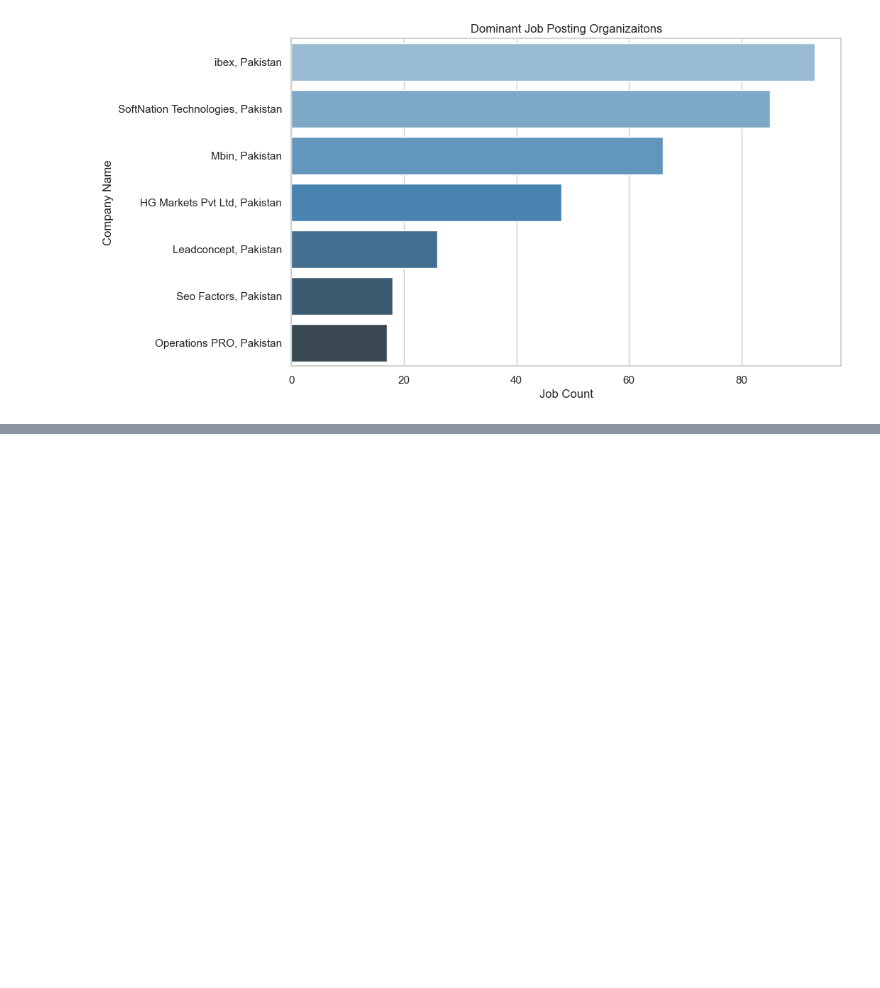
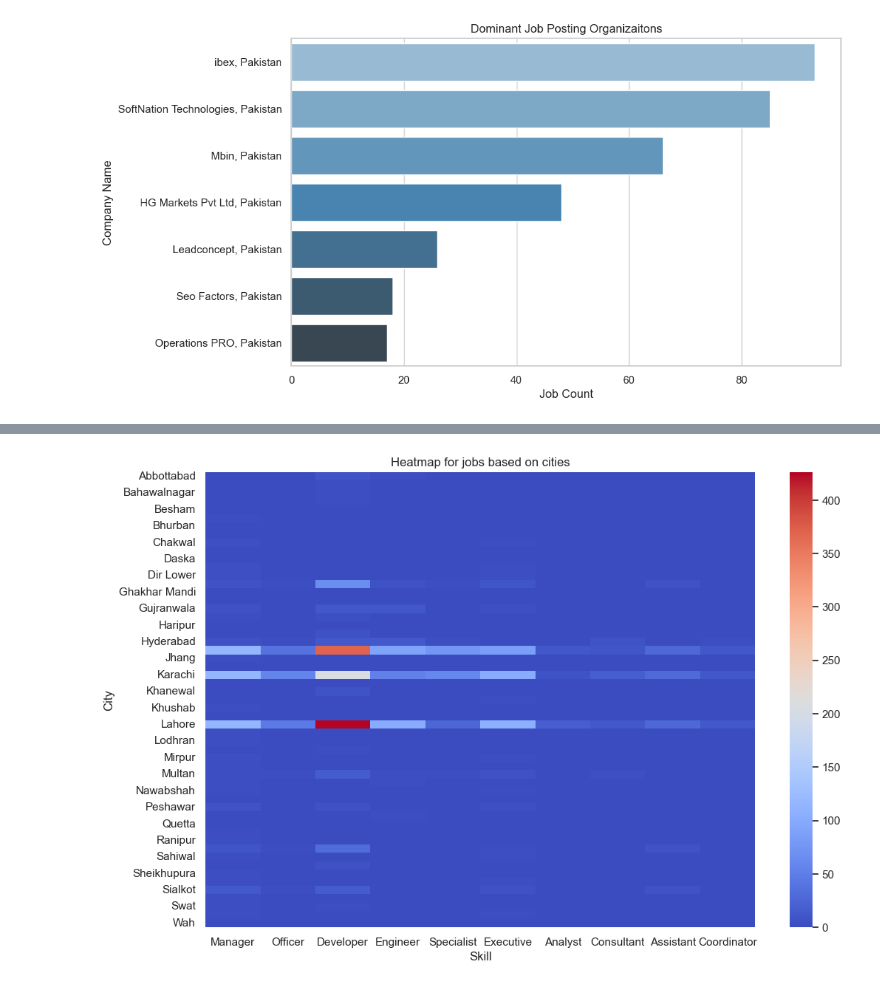
Before and after one commit to hassansultankhan/KMean_machineLearning, a Jupyter notebook: Pakistan_jobs.ipynb, the cells around one changed output, grey strips where cells are left out. Drawn from its saved outputs; the diff is of its cells as text; code cells hidden in the pictures; blank space fills up the shorter version.

```diff
--- a/Pakistan_jobs.ipynb
+++ b/Pakistan_jobs.ipynb
@@ -292,0 +299,19 @@ plt.show()
+# %%
+
+job_titles_heatmap = {
+    job_title:df[df['JD'].str.contains(job_title, case= False, na = False)]['City'].value_counts() for job_title in job_titles
+}
+
+job_titles_heatmap_fillna = pd.DataFrame(job_titles_heatmap).fillna(0)
+
+plt.figure(figsize=(12,8))
+sns.heatmap(job_titles_heatmap_fillna, annot=False, cmap='coolwarm')
+plt.title('Heatmap for jobs based on cities')
+
+plt.xlabel('Skill')
+plt.ylabel('City')
+plt.show()
+
+#test comment
+# %% [output]
+[figure, added]
```
Also changed, not shown: parts of 4 cells of this notebook.
